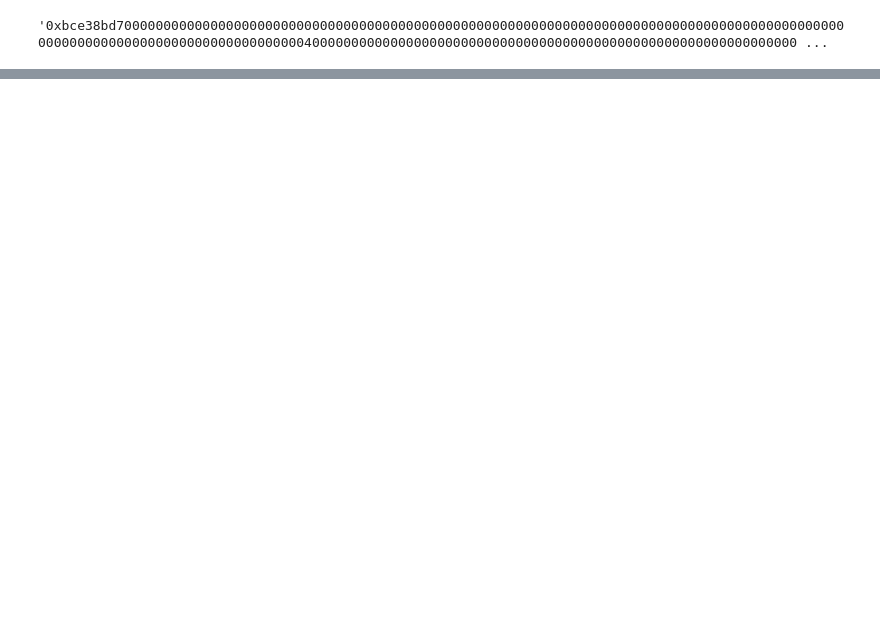
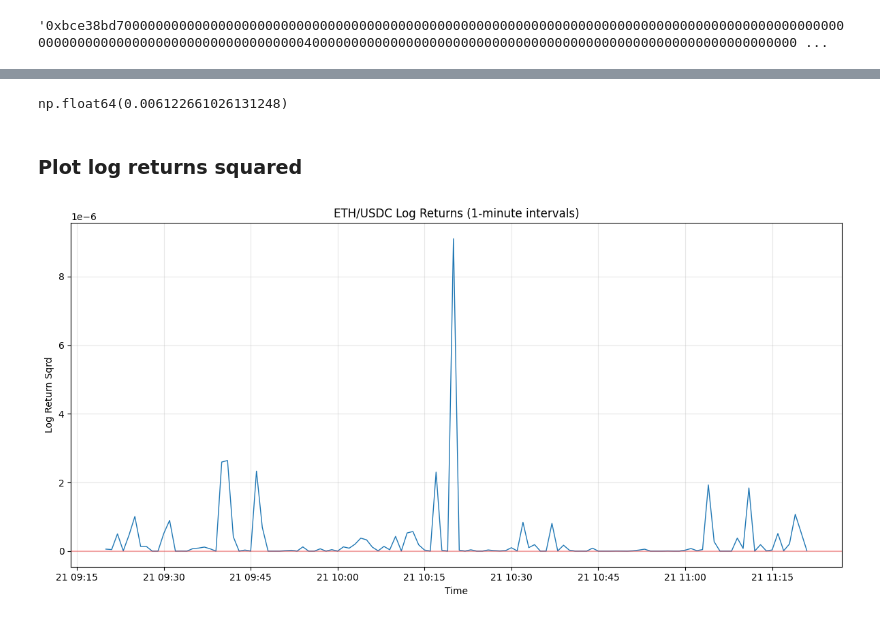
Before and after one commit to Decentralisedme/On-chain_Market_Data, a Jupyter notebook: Dex/Test.ipynb, the cells around one changed output, grey strips where cells are left out. Cells and saved outputs as stored; diff of their text form; code cells hidden in the pictures; blank space fills up the shorter version.

Commit message:
update df, csv, graph

```diff
--- a/Dex/Test.ipynb
+++ b/Dex/Test.ipynb
@@ -121,0 +120,11 @@ prices
+# %%
+# Remove Block Number
+df_minute_prices = df_minute_prices.drop('block_number', axis=1)
+#  Create column wuth yesterday prices
+df_minute_prices['eth_usdc_shift_1']=df_minute_prices.eth_usdc_uniV3.shift(1)
+# %%
+df_minute_prices.dropna(inplace=True)
+# %%
+# Minute  >> as Index = Date
+df_min_prices = df_minute_prices.set_index('minute')
+df_min_prices.index.name = 'Date'
@@ -121,0 +187,4 @@ prices
+# %%
+#  Returns Calc
+# r_t = (ln(P_t / P_{t-1})^2
+df_min_prices['log_return_sqrd'] = (np.log(df_min_prices['eth_usdc_uniV3'] / df_min_prices['eth_usdc_shift_1']))**2
@@ -121,0 +206,18 @@ prices
+# %%
+realized_vol
+# %% [output]
+np.float64(0.006122661026131248)
+# %% [markdown]
+### Plot log returns squared
+# %%
+plt.figure(figsize=(12, 6))
+plt.plot(df_min_prices.index, df_min_prices['log_return_sqrd'], linewidth=1)
+plt.axhline(y=0, color='r', linestyle='-', alpha=0.3)
+plt.title('ETH/USDC Log Returns (1-minute intervals)')
+plt.ylabel('Log Return Sqrd')
+plt.xlabel('Time')
+plt.grid(True, alpha=0.3)
+plt.tight_layout()
+plt.show()
+# %% [output]
+[figure, added]
```
Also changed, not shown: parts of 33 cells of this notebook, 3 other files.
